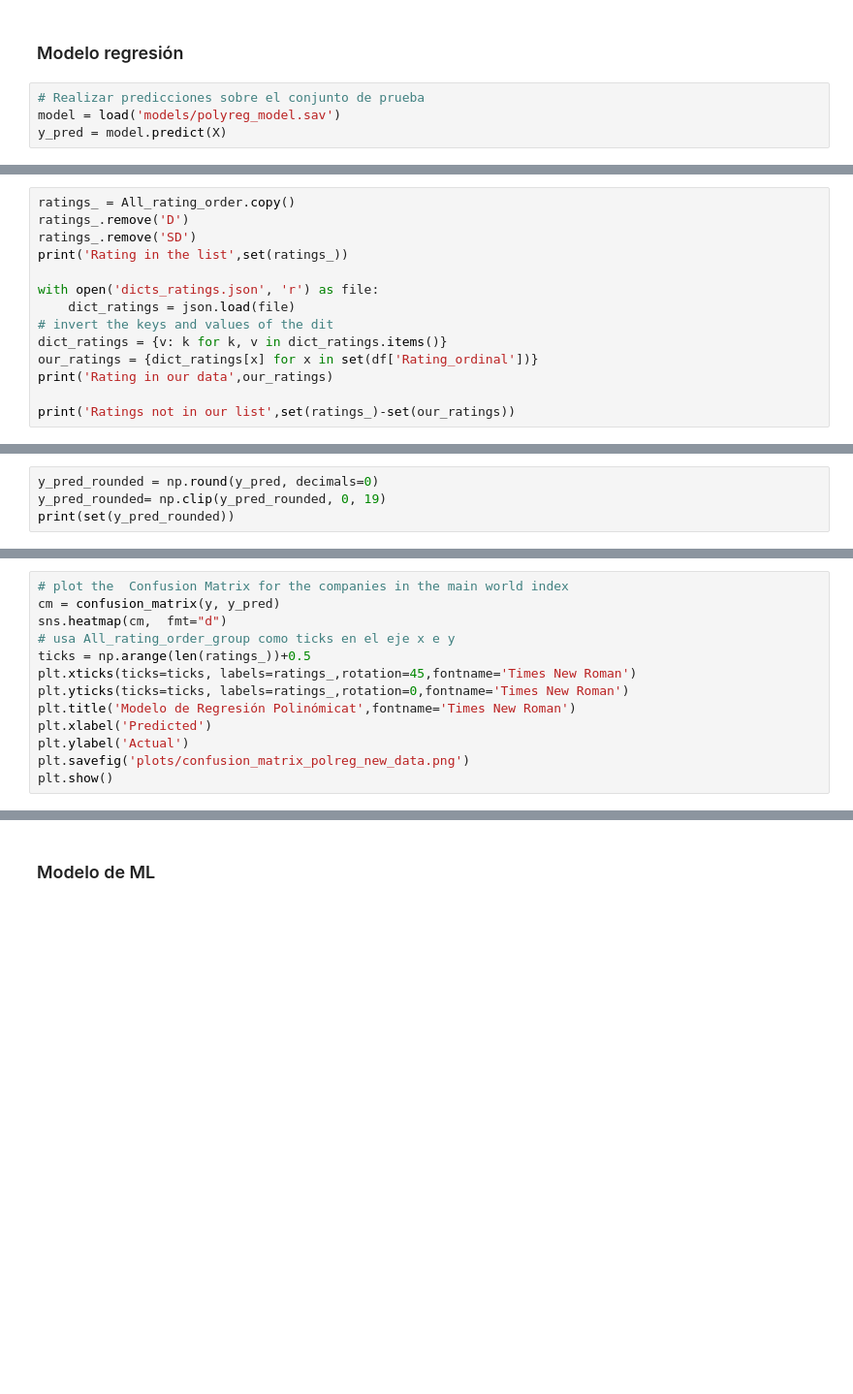
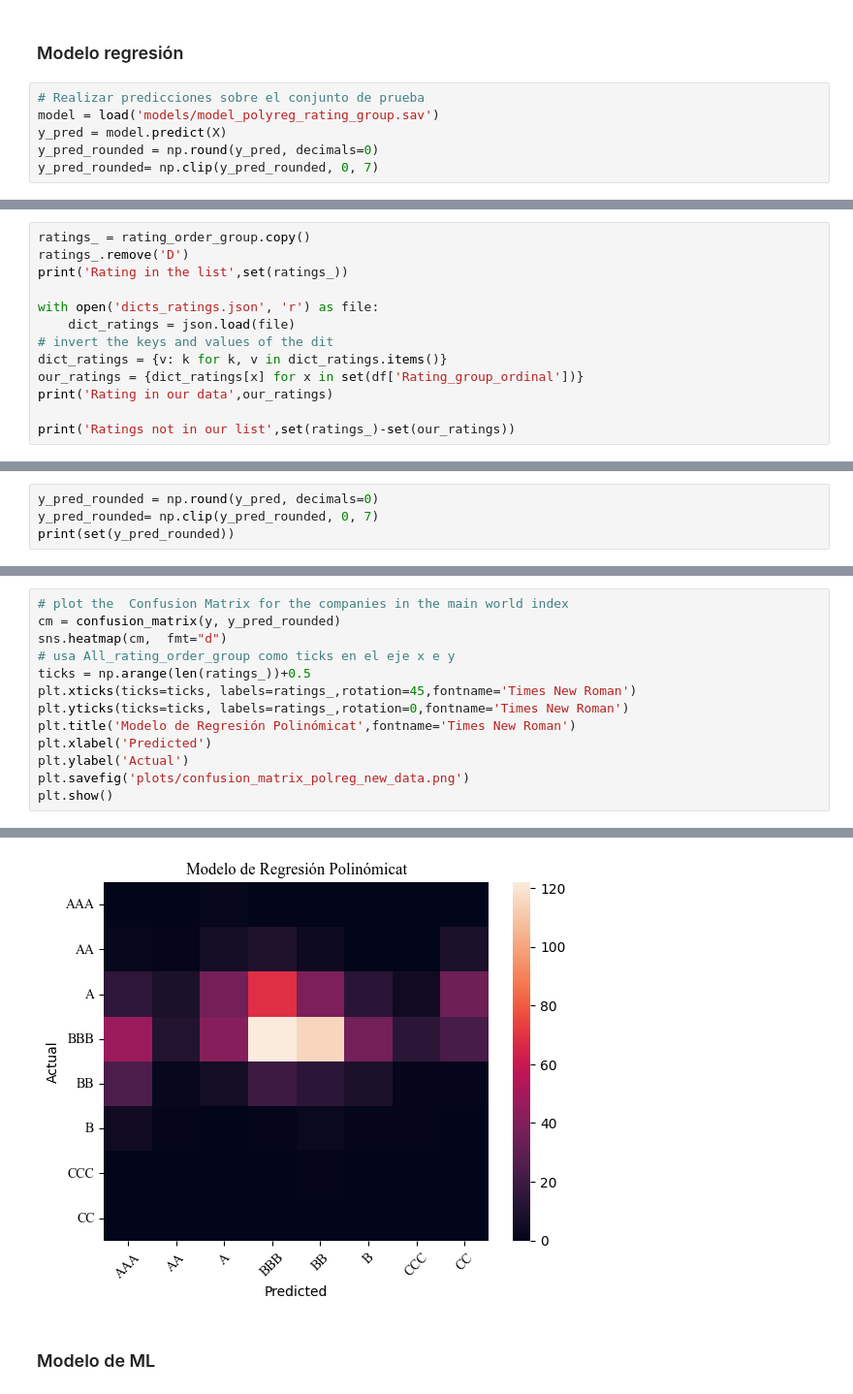
Before and after one commit to RubenPhy/rating_analisis, a Jupyter notebook: 5_use_the_model.ipynb, the cells around one changed output, grey strips where cells are left out. Shown at 97% size. Cells and saved outputs as stored; diff of their text form; blank space fills up the shorter version.

```diff
--- a/5_use_the_model.ipynb
+++ b/5_use_the_model.ipynb
@@ -223,6 +191,8 @@ plt.show()
 ### Modelo regresión
 # %%
 # Realizar predicciones sobre el conjunto de prueba
-model = load('models/polyreg_model.sav')
+model = load('models/model_polyreg_rating_group.sav')
 y_pred = model.predict(X)
+y_pred_rounded = np.round(y_pred, decimals=0)
+y_pred_rounded= np.clip(y_pred_rounded, 0, 7)
 # %%
@@ -237,14 +207,13 @@ Error Absoluto Medio (MEA): 3197613.8834739593
 # %%
-ratings_ = All_rating_order.copy()
+ratings_ = rating_order_group.copy()
 ratings_.remove('D')
-ratings_.remove('SD')
 print('Rating in the list',set(ratings_))
 
 with open('dicts_ratings.json', 'r') as file:
     dict_ratings = json.load(file)
 # invert the keys and values of the dit
 dict_ratings = {v: k for k, v in dict_ratings.items()}
-our_ratings = {dict_ratings[x] for x in set(df['Rating_ordinal'])}
+our_ratings = {dict_ratings[x] for x in set(df['Rating_group_ordinal'])}
 print('Rating in our data',our_ratings)
 
 print('Ratings not in our list',set(ratings_)-set(our_ratings))
@@ -268,5 +237,5 @@ Number of times it predict the exact number or 2 different: 66.93 %
 # %%
 y_pred_rounded = np.round(y_pred, decimals=0)
-y_pred_rounded= np.clip(y_pred_rounded, 0, 19)
+y_pred_rounded= np.clip(y_pred_rounded, 0, 7)
 print(set(y_pred_rounded))
 # %% [output]
@@ -278,6 +243,6 @@ len(y),len(y_pred)
 # %%
 # plot the  Confusion Matrix for the companies in the main world index
-cm = confusion_matrix(y, y_pred)
+cm = confusion_matrix(y, y_pred_rounded)
 sns.heatmap(cm,  fmt="d")
 # usa All_rating_order_group como ticks en el eje x e y
 ticks = np.arange(len(ratings_))+0.5
@@ -293,3 +257,4 @@ ValueError: Classification metrics can't handle a mix of multiclass and continuo
+[figure, added]
 # %% [markdown]
 ### Modelo de ML
 # %%
```
Also changed, not shown: parts of 18 cells of this notebook, 1 other file.
